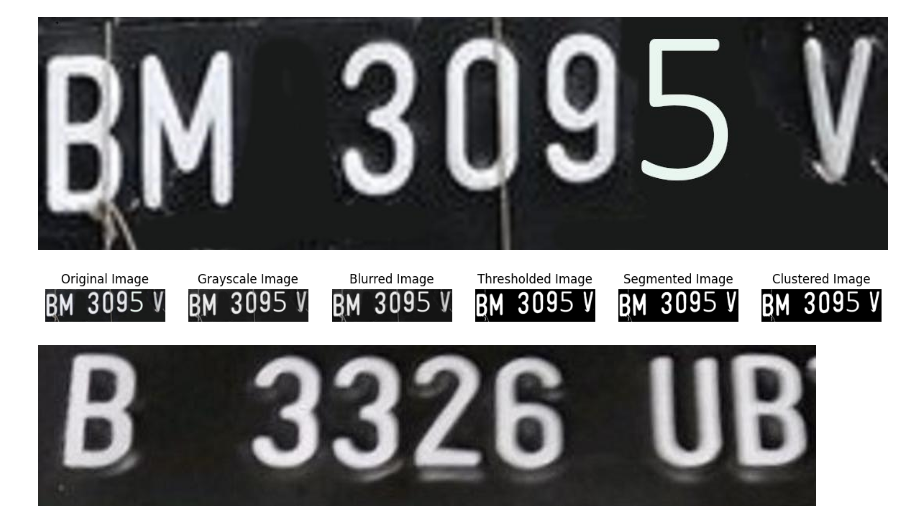
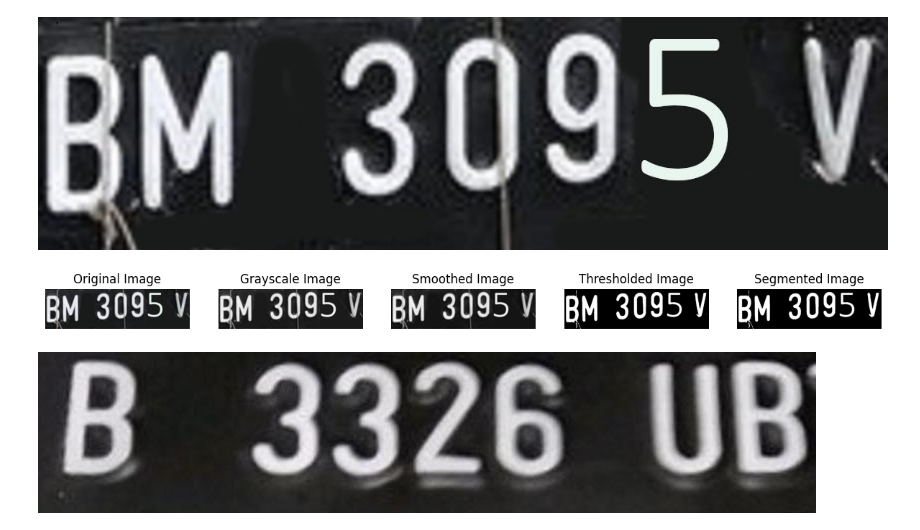
Before and after one commit to alvianfirdaus/Kelompok3_ML, a Jupyter notebook: UTS/Naresh Pratista.ipynb, the cells around one changed output. Saved outputs shown, nothing was run; the diff lists cells and outputs as text; code cells hidden in the pictures.

```diff
--- a/UTS/Naresh Pratista.ipynb
+++ b/UTS/Naresh Pratista.ipynb
@@ -112,24 +102,20 @@ cv2_imshow(img)
 gray_image = convert_to_grayscale(img)
 # %%
 # Melakukan Gaussian Blur (Smoothing)
-blurred_image = cv2.GaussianBlur(gray_image, (5, 5), 0)
+smoothed_image = cv2.GaussianBlur(gray_image, (5, 5), 0)
 # %%
 # Melakukan thresholding
-_, thresholded_image = cv2.threshold(blurred_image, 128, 255, cv2.THRESH_BINARY)
+_, thresholded_image = cv2.threshold(smoothed_image, 128, 255, cv2.THRESH_BINARY)
 # %%
 # Melakukan segmentasi K-Means pada citra thresholded
 k_segments = 4  # Jumlah cluster untuk segmentasi
 segmented_image = kmeans_segmentation_gray(thresholded_image, k_segments)
 # %%
-# Melakukan clustering pada citra grayscale yang telah di-segmentasi
-k_clusters = 3  # Jumlah cluster untuk clustering
-labels, cluster_centers = kmeans_clustering_gray(segmented_image, k_clusters)
-
 # Menampilkan citra asli, citra grayscale, hasil segmentasi, dan hasil clustering
-show_images([img_rgb, gray_image, blurred_image, thresholded_image, segmented_image, cluster_centers[labels].reshape(segmented_image.shape)],
-            ["Original Image", "Grayscale Image", "Blurred Image", "Thresholded Image", "Segmented Image", "Clustered Image"])
+show_images([img_rgb, gray_image, smoothed_image, thresholded_image, segmented_image],
+            ["Original Image", "Grayscale Image", "Smoothed Image", "Thresholded Image", "Segmented Image"])
 # %% [output]
-[figure, old version]
+[figure, new version]
 # %%
 # Load Gambar
 img = cv2.imread('/content/drive/MyDrive/Colab Notebooks/dummy/23.jpg')
```
Also changed, not shown: parts of 8 cells of this notebook, 1 other file.
